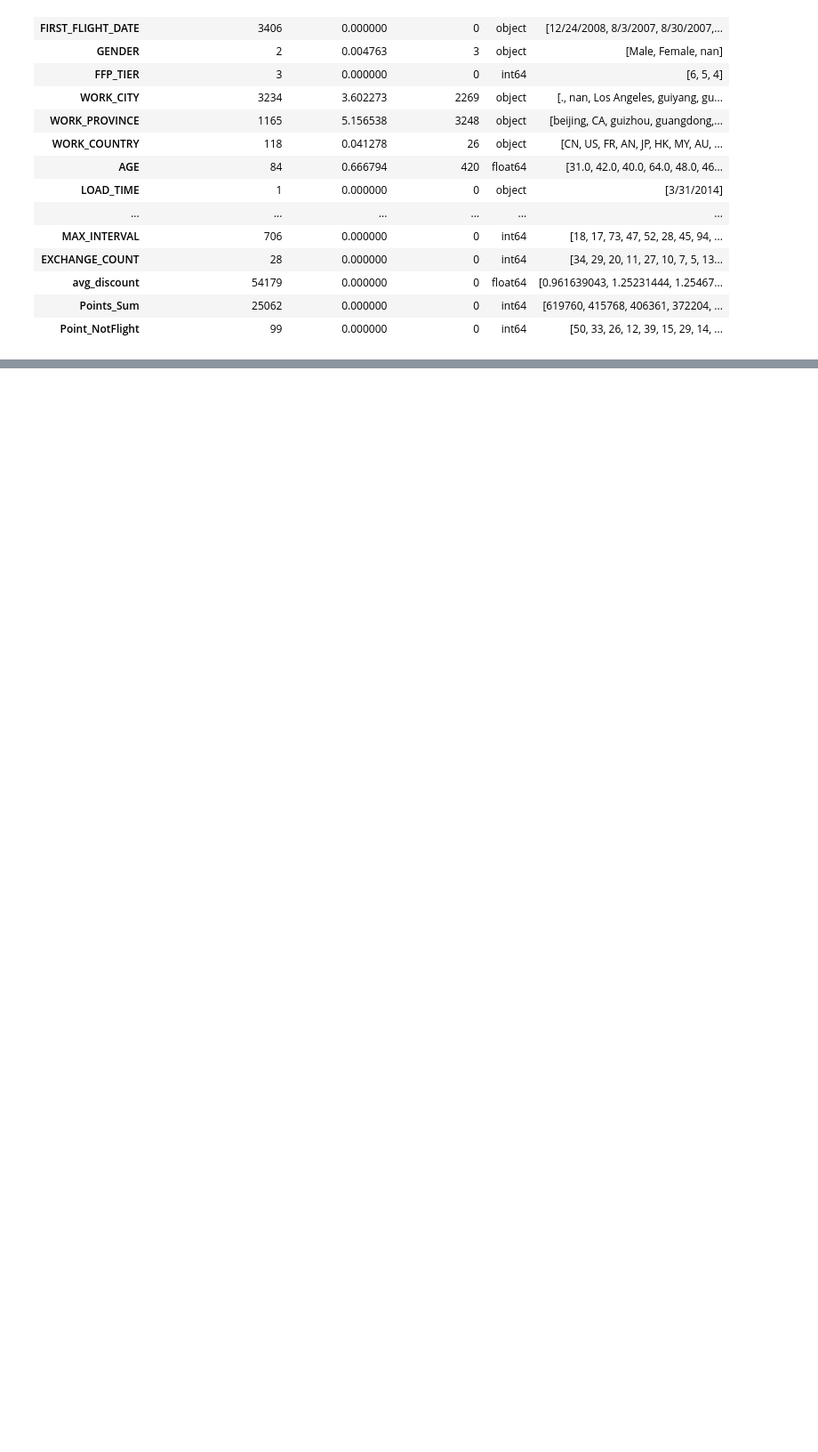
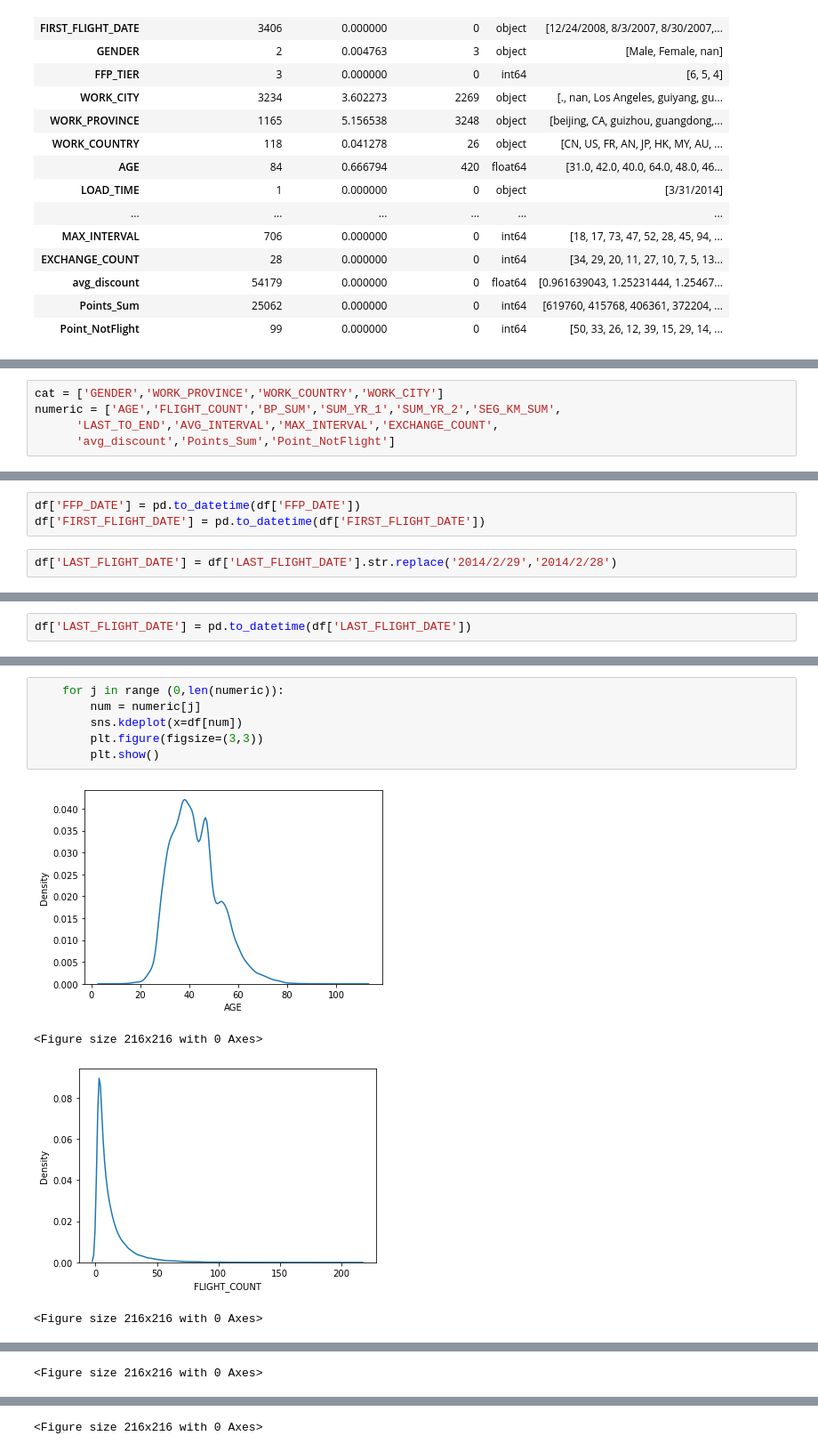
Before and after one commit to mhaniffajari/Airline-Customer-Value-Analysis-Case, a Jupyter notebook: Airline Customer Value Analysis Case.ipynb, the cells around one changed output, grey strips where cells are left out. Shown at 89% size. Drawn from its saved outputs; the diff is of its cells as text; blank space fills up the shorter version.

```diff
--- a/Airline Customer Value Analysis Case.ipynb
+++ b/Airline Customer Value Analysis Case.ipynb
@@ -84,0 +164,5 @@ df.describe()
+# %%
+cat = ['GENDER','WORK_PROVINCE','WORK_COUNTRY','WORK_CITY']
+numeric = ['AGE','FLIGHT_COUNT','BP_SUM','SUM_YR_1','SUM_YR_2','SEG_KM_SUM',
+      'LAST_TO_END','AVG_INTERVAL','MAX_INTERVAL','EXCHANGE_COUNT',
+      'avg_discount','Points_Sum','Point_NotFlight']
@@ -84,0 +175,5 @@ df.describe()
+# %%
+df['FFP_DATE'] = pd.to_datetime(df['FFP_DATE'])
+df['FIRST_FLIGHT_DATE'] = pd.to_datetime(df['FIRST_FLIGHT_DATE'])
+# %%
+df['LAST_FLIGHT_DATE'] = df['LAST_FLIGHT_DATE'].str.replace('2014/2/29','2014/2/28')
@@ -84,0 +182,2 @@ df.describe()
+# %%
+df['LAST_FLIGHT_DATE'] = pd.to_datetime(df['LAST_FLIGHT_DATE'])
@@ -84,0 +227,11 @@ df.describe()
+# %%
+    for j in range (0,len(numeric)):
+        num = numeric[j]
+        sns.kdeplot(x=df[num])
+        plt.figure(figsize=(3,3))
+        plt.show()
+# %% [output]
+[figure, added]
+<Figure size 216x216 with 0 Axes>
+[figure, added]
+<Figure size 216x216 with 0 Axes>
@@ -84,0 +239 @@ df.describe()
+<Figure size 216x216 with 0 Axes>
@@ -84,0 +241 @@ df.describe()
+<Figure size 216x216 with 0 Axes>
```
Also changed, not shown: parts of 111 cells of this notebook.
